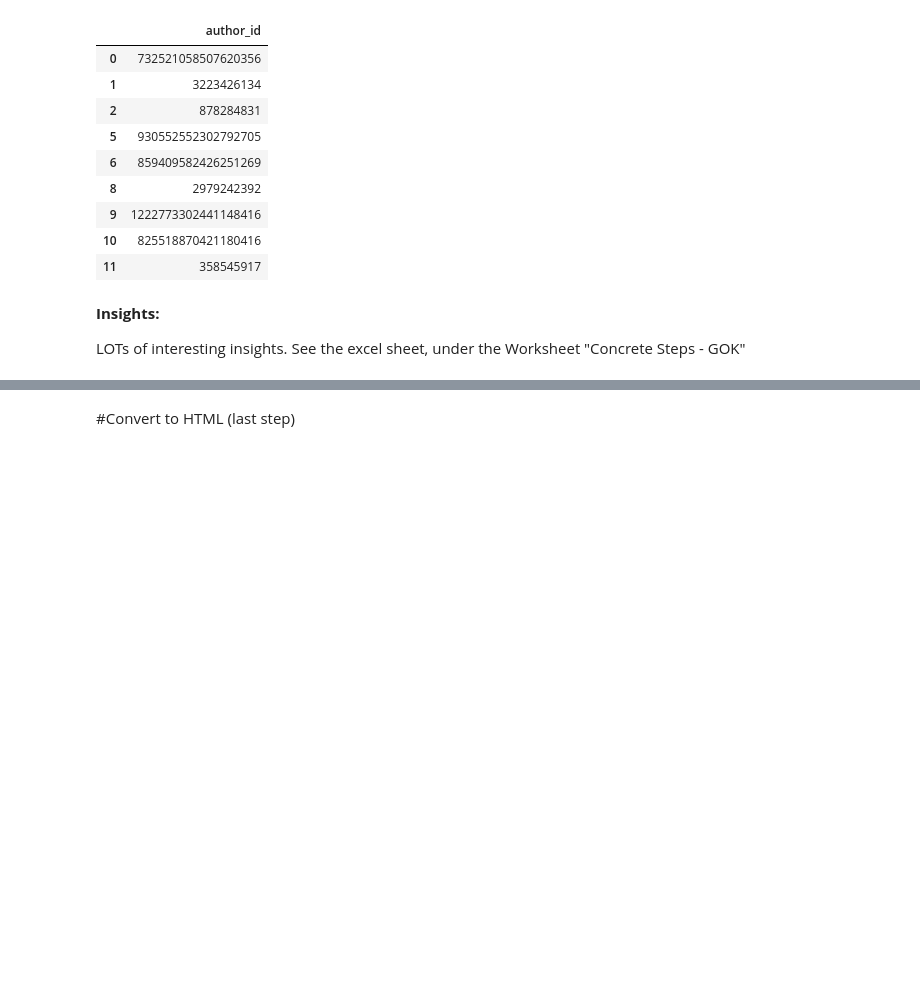
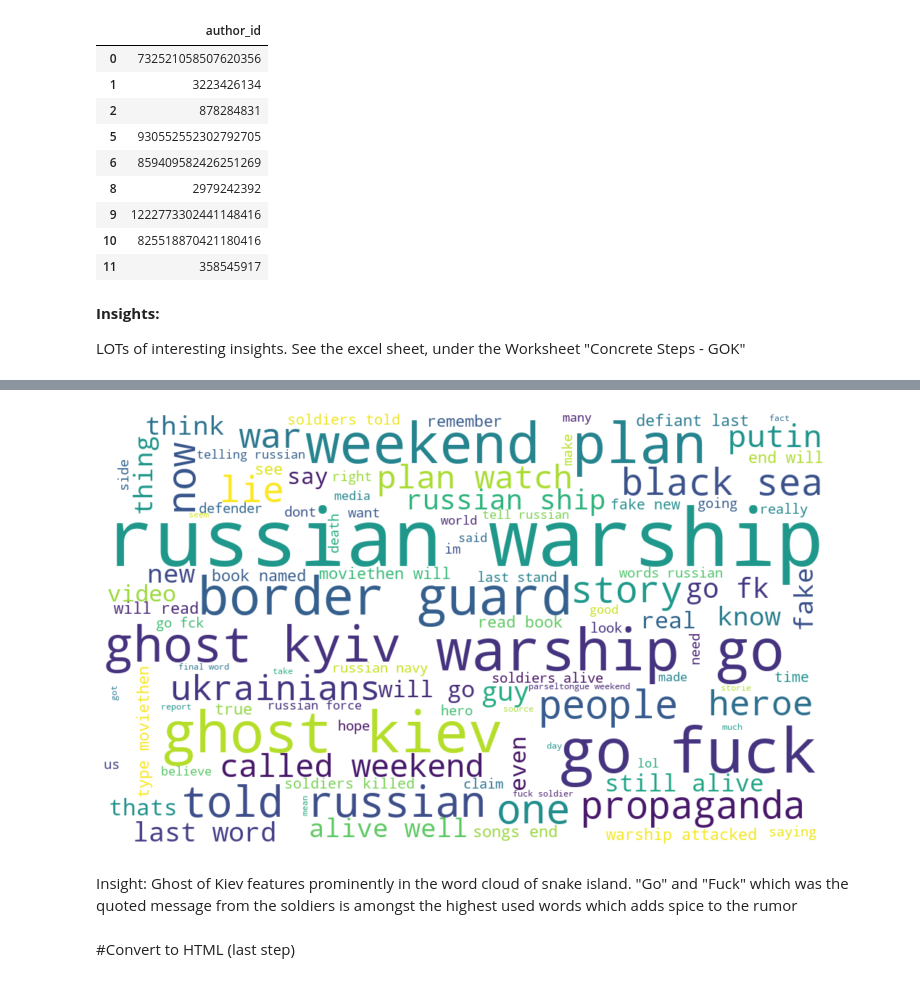
Before and after one commit to nithin-seenivasan/twitter-analysis, a Jupyter notebook: FinalProject_GOK.ipynb, the cells around one changed output, grey strips where cells are left out. Cells and saved outputs as stored; diff of their text form; code cells hidden in the pictures; blank space fills up the shorter version.

```diff
--- a/FinalProject_GOK.ipynb
+++ b/FinalProject_GOK.ipynb
@@ -1088,0 +1266,11 @@ LOTs of interesting insights. See the excel sheet, under the Worksheet "Concrete
+# %%
+stopwords = set(STOPWORDS)##
+
+df = DB.fetch(table_name= 'keyword_tweets', path = fname_db) #fetch the table named "user_tweets" at path fname_db to dataframe called "df"
+#df = df[['screen_name', 'text']] #remove all columns except these two (overwrite function)
+df['text_clean'] = df.text.apply(ta.clean_tweet) #Create new column called "text_clean"
+df = df[df.text_clean.str.len() > 0]
+
+n = len(df)
+print(f"There are {n} tweets in the dataframe")
+df.sample(n=5)
@@ -1089,3 +1285,22 @@ LOTs of interesting insights. See the excel sheet, under the Worksheet "Concrete
+# %%
+stopwords.add("Snake")
+stopwords.add("Island")
+stopwords.add("SnakeIsland")
+stopwords.add("Ukraine")
+stopwords.add("Ukrainian")
+stopwords.add("Russia")
+# %%
+text=' '.join(df.text_clean.tolist()).lower()
+wordcloud = WordCloud(stopwords=stopwords,max_font_size=150, max_words=100, background_color="white",width=1000, height=600)
+wordcloud.generate(text)
+plt.figure(figsize = (32,8))
+plt.imshow(wordcloud, interpolation='bilinear')
+plt.axis("off")
+plt.show()
+# %% [output]
+[figure, added]
+# %% [markdown]
+Insight: Ghost of Kiev features prominently in the word cloud of snake island. "Go" and "Fuck" which was the quoted message from the soldiers is amongst the highest used words which adds spice to the rumor
 # %% [markdown]
 #Convert to HTML (last step)
 # %%
```
Also changed, not shown: parts of 46 cells of this notebook.
